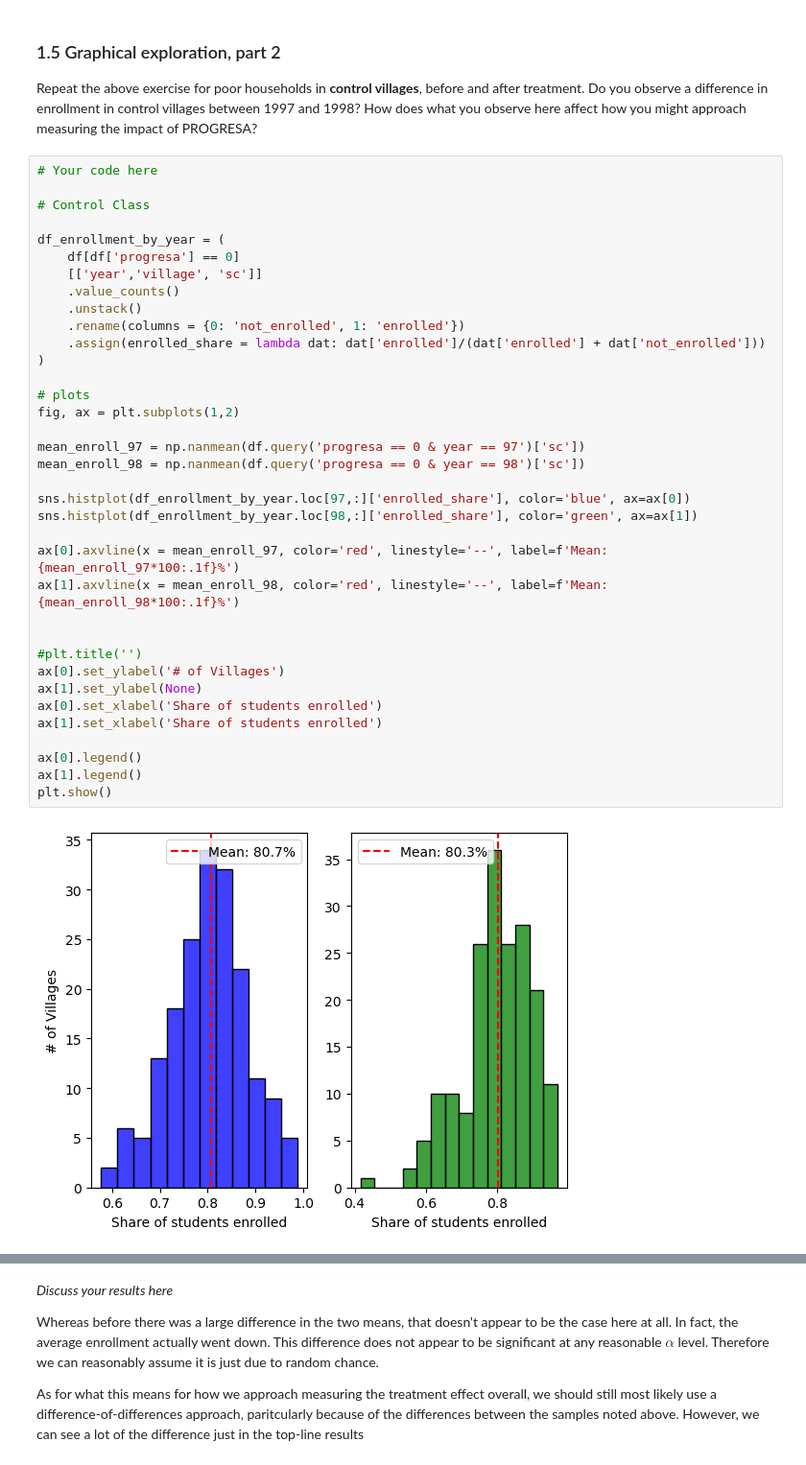
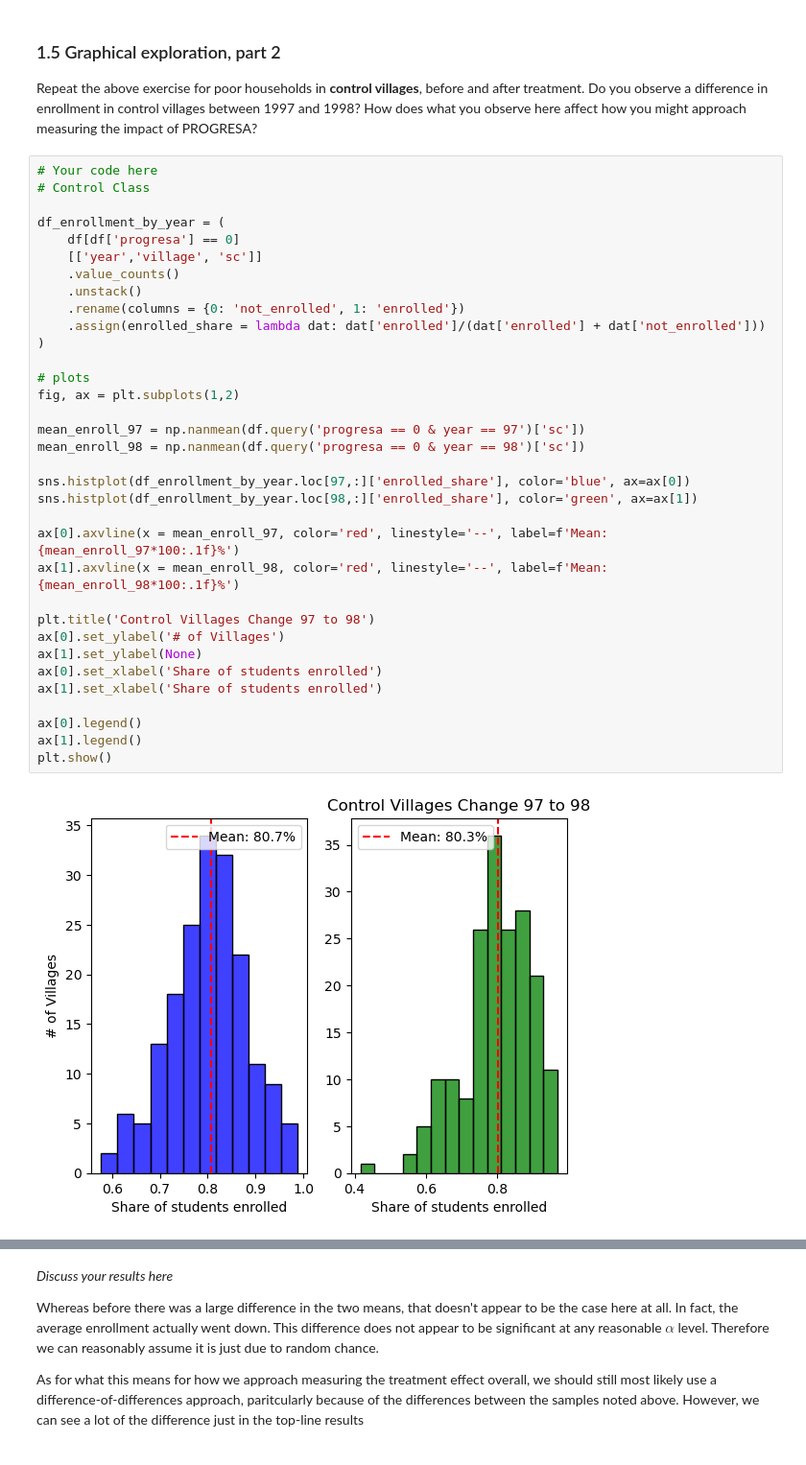
Before and after one commit to jatkins23/info251-aml-s24, a Jupyter notebook: psets/PS2/ATKINS_JON-PS2.ipynb, the cells around one changed output, grey strips where cells are left out. Shown: that part at 96% size. Drawn from its saved outputs; the diff is of its cells as text.

```diff
--- a/psets/PS2/ATKINS_JON-PS2.ipynb
+++ b/psets/PS2/ATKINS_JON-PS2.ipynb
@@ -518,39 +658,37 @@ Yes, there looks to be a difference of about `2.7%` between the two samples and
 Repeat the above exercise for poor households in **control villages**, before and after treatment. Do you observe a difference in enrollment in control villages between 1997 and 1998? How does what you observe here affect how you might approach measuring the impact of PROGRESA?
 # %%
 # Your code here
-
 # Control Class
 
 df_enrollment_by_year = (
     df[df['progresa'] == 0]
     [['year','village', 'sc']]
     .value_counts()
     .unstack()
     .rename(columns = {0: 'not_enrolled', 1: 'enrolled'})
     .assign(enrolled_share = lambda dat: dat['enrolled']/(dat['enrolled'] + dat['not_enrolled']))
 )
 
 # plots
 fig, ax = plt.subplots(1,2)
 
 mean_enroll_97 = np.nanmean(df.query('progresa == 0 & year == 97')['sc'])
 mean_enroll_98 = np.nanmean(df.query('progresa == 0 & year == 98')['sc'])
 
 sns.histplot(df_enrollment_by_year.loc[97,:]['enrolled_share'], color='blue', ax=ax[0])
 sns.histplot(df_enrollment_by_year.loc[98,:]['enrolled_share'], color='green', ax=ax[1])
 
 ax[0].axvline(x = mean_enroll_97, color='red', linestyle='--', label=f'Mean: {mean_enroll_97*100:.1f}%')
 ax[1].axvline(x = mean_enroll_98, color='red', linestyle='--', label=f'Mean: {mean_enroll_98*100:.1f}%')
 
-
-#plt.title('')
+plt.title('Control Villages Change 97 to 98')
 ax[0].set_ylabel('# of Villages')
 ax[1].set_ylabel(None)
 ax[0].set_xlabel('Share of students enrolled')
 ax[1].set_xlabel('Share of students enrolled')
 
 ax[0].legend()
 ax[1].legend()
 plt.show()
 # %% [output]
-[figure, old version]
+[figure, new version]
```
Also changed, not shown: parts of 21 cells of this notebook.
